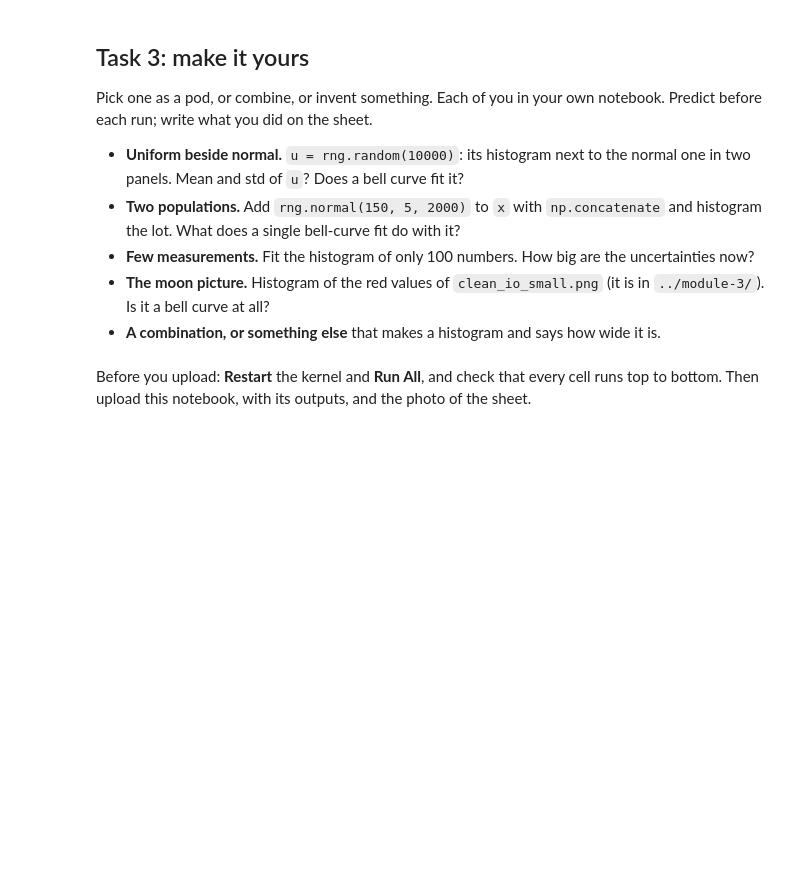
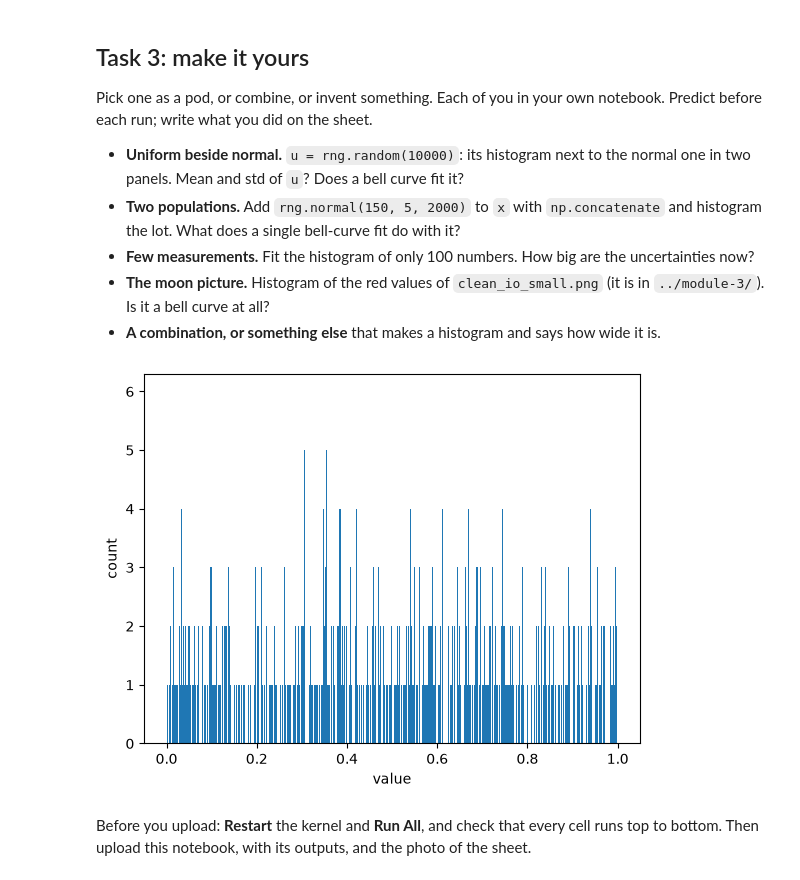
Before and after one commit to abecom07/astr119-fall2026, a Jupyter notebook: module-4/distributions.ipynb, the cells around one changed output. Cells and saved outputs as stored; diff of their text form; code cells hidden in the pictures; blank space fills up the shorter version.

```diff
--- a/module-4/distributions.ipynb
+++ b/module-4/distributions.ipynb
@@ -131,2 +177,12 @@ Pick one as a pod, or combine, or invent something. Each of you in your own note
+# %%
+# Task 3: your code here
+u = rng.random(10000)
+fig, ax = plt.subplots()
+ax.hist(u, bins=10000)
+ax.set_xlabel("value")
+ax.set_ylabel("count")
+fig.savefig("random_hist.png")
+# %% [output]
+[figure, added]
 # %% [markdown]
 Before you upload: **Restart** the kernel and **Run All**, and check that every cell runs top to bottom. Then upload this notebook, with its outputs, and the photo of the sheet.
```
Also changed, not shown: parts of 12 cells of this notebook, 7 other files.
